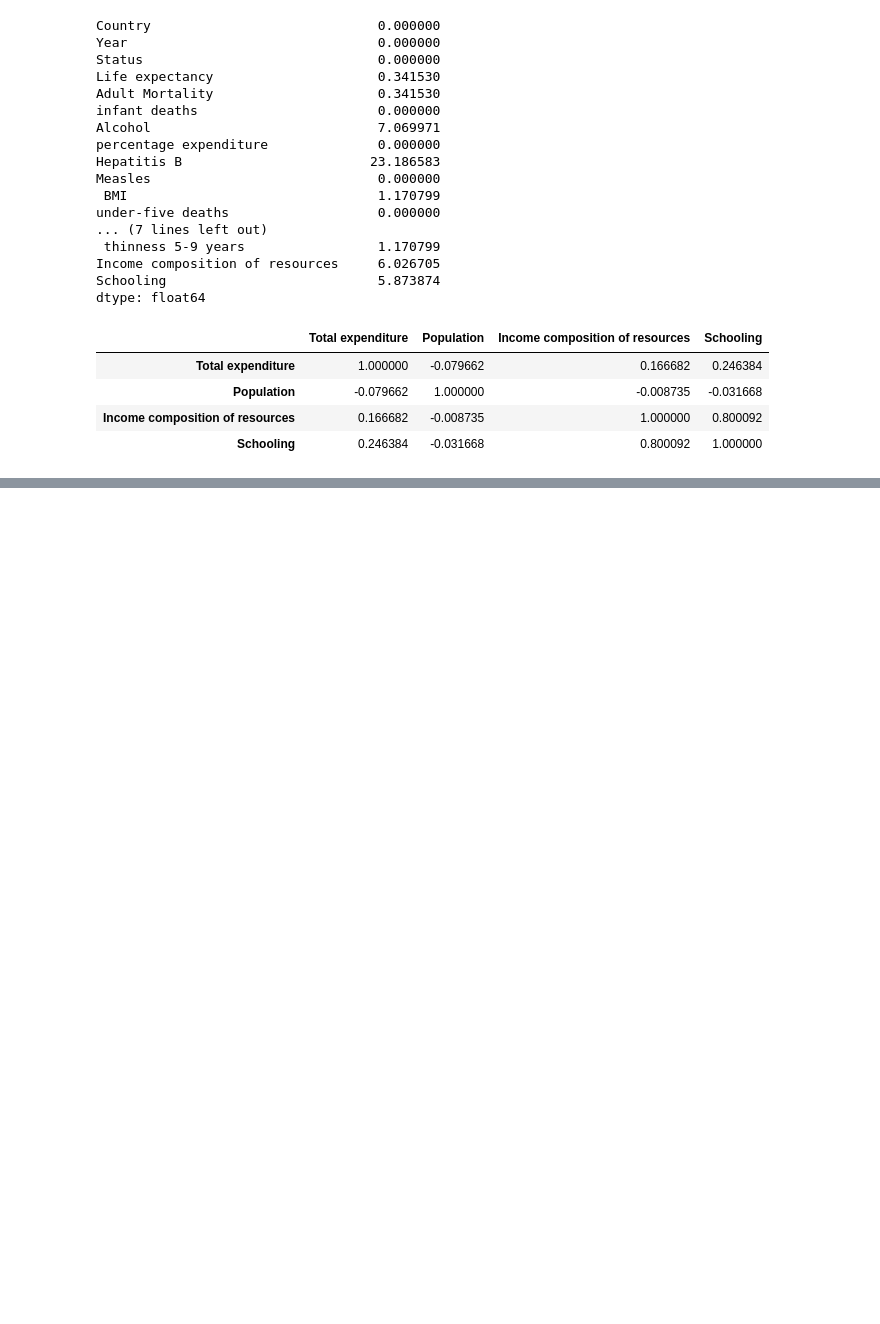
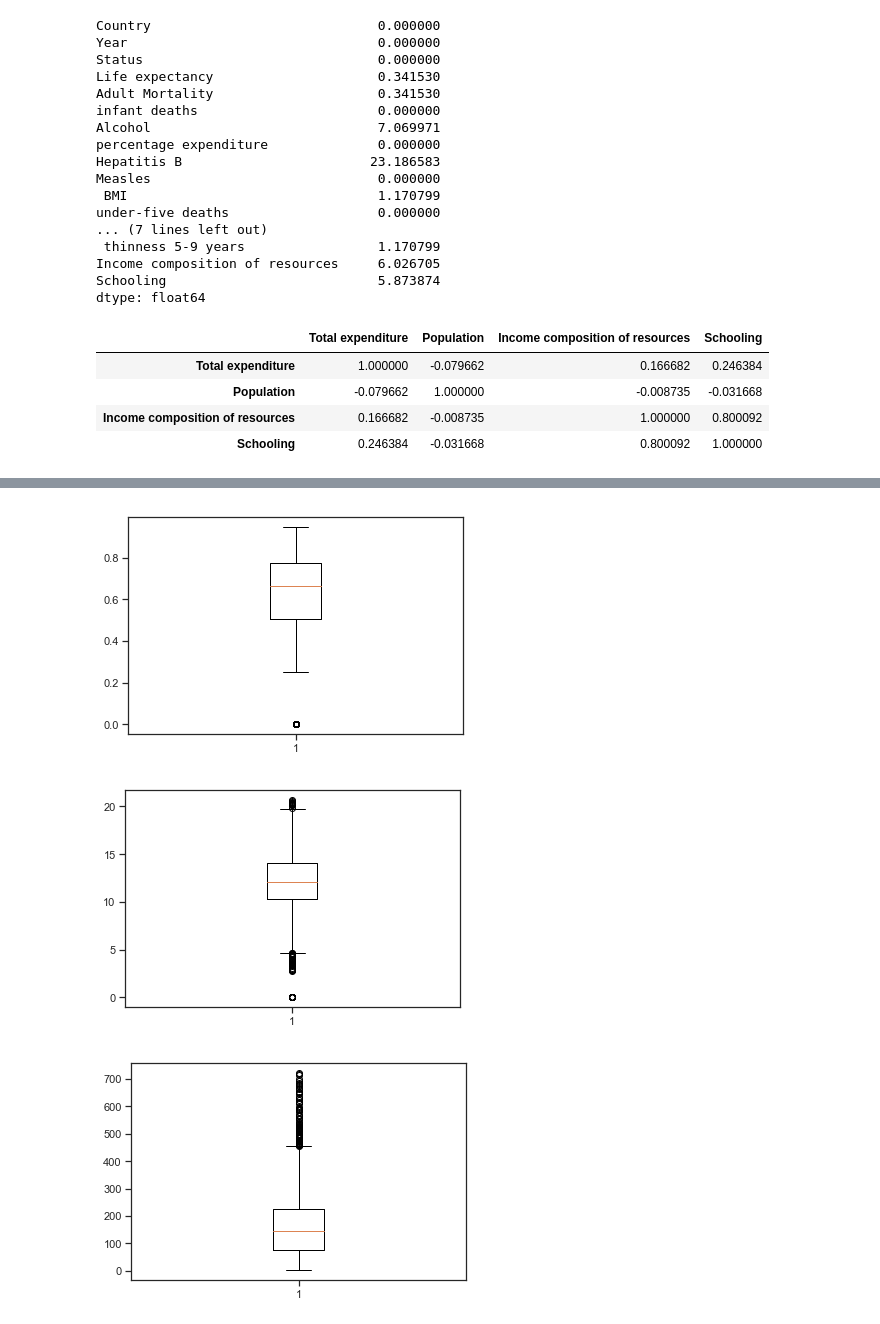
Before and after one commit to irenebratsis/Thinkful, a Jupyter notebook: 17.10 Challenge .ipynb, the cells around one changed output, grey strips where cells are left out. Cells and saved outputs as stored; diff of their text form; code cells hidden in the pictures; blank space fills up the shorter version.

```diff
--- a/17.10 Challenge .ipynb
+++ b/17.10 Challenge .ipynb
@@ -77,0 +144,17 @@ lifeexpectancy_df[["Total expenditure",
+# %%
+lifeexpectancy_df["Income composition of resources"].fillna(lifeexpectancy_df["Income composition of resources"].mean(), inplace=True)
+lifeexpectancy_df["Schooling"].fillna(lifeexpectancy_df["Schooling"].mean(), inplace=True)
+lifeexpectancy_df["Adult Mortality"].fillna(lifeexpectancy_df["Adult Mortality"].mean(), inplace=True)
+
+plt.boxplot(lifeexpectancy_df["Income composition of resources"])
+plt.show()
+
+plt.boxplot(lifeexpectancy_df["Schooling"])
+plt.show()
+
+plt.boxplot(lifeexpectancy_df["Adult Mortality"])
+plt.show()
+# %% [output]
+[figure, added]
+[figure, added]
+[figure, added]
```
Also changed, not shown: parts of 13 cells of this notebook.
